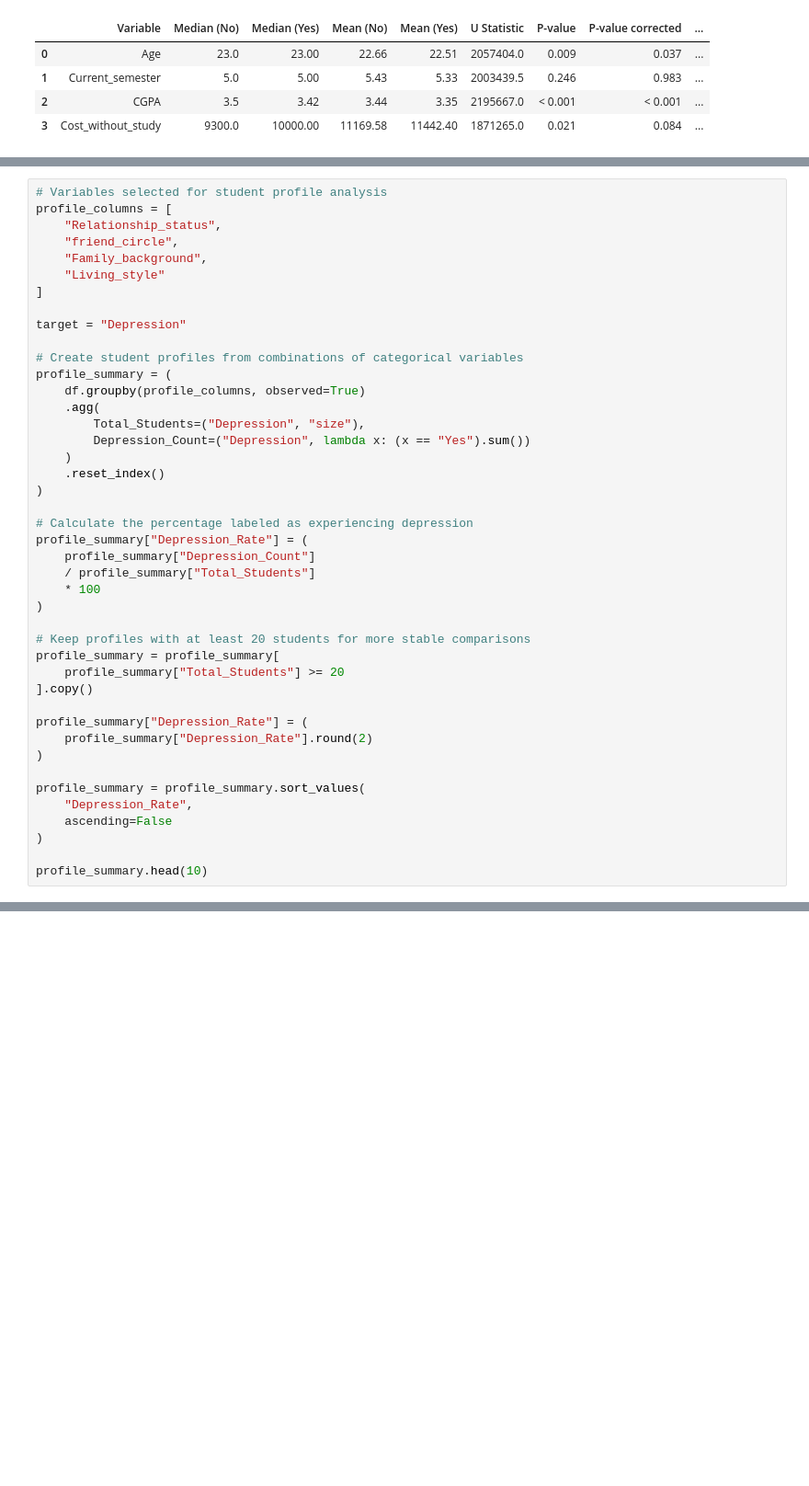
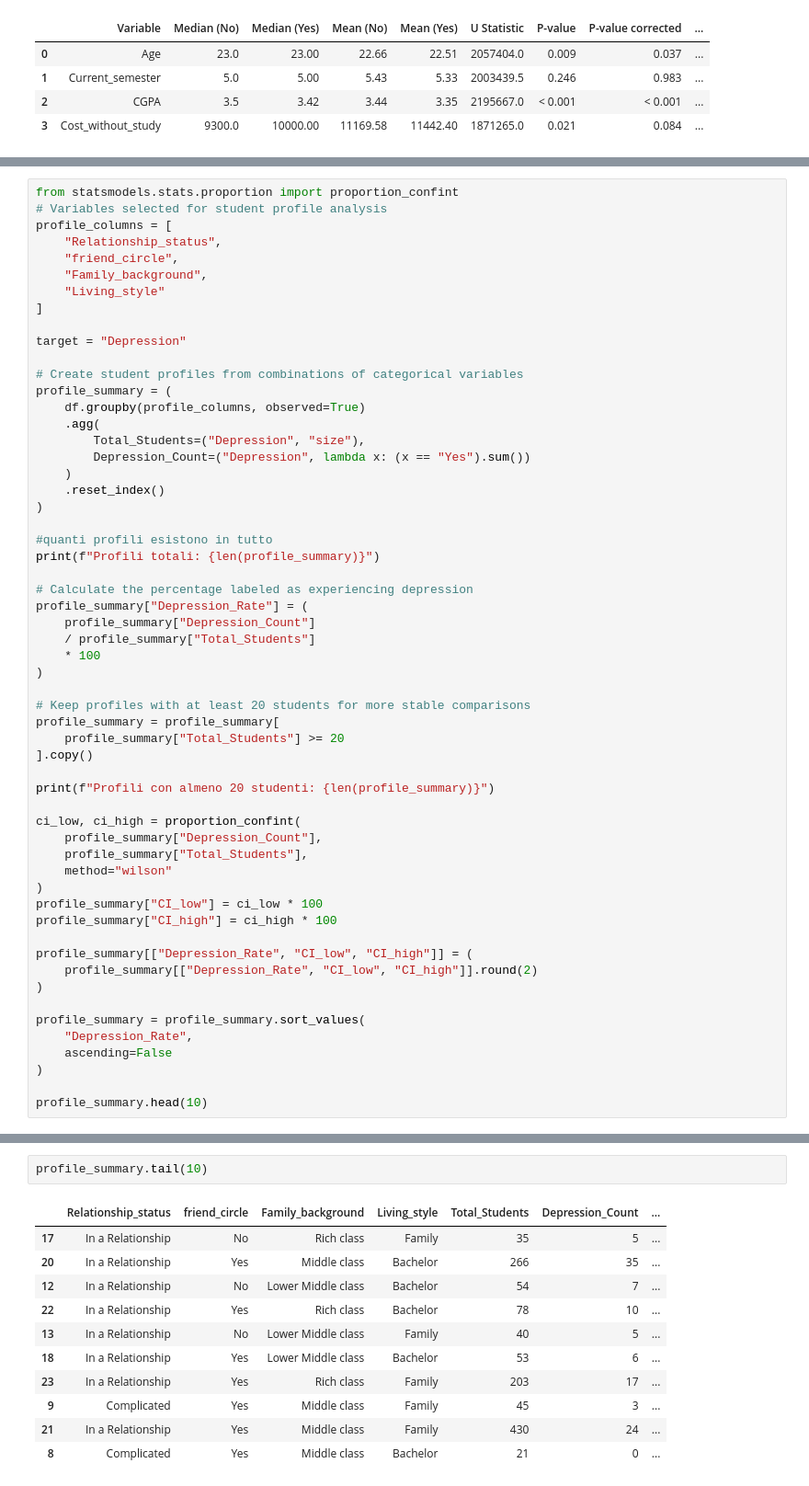
Before and after one commit to DinuIustinAdrian/final_project_data_science, a Jupyter notebook: juno-s-story-student-depression-eda-stats.ipynb, the cells around one changed output, grey strips where cells are left out. Shown at 92% size. Cells and saved outputs as stored; diff of their text form; blank space fills up the shorter version.

```diff
--- a/juno-s-story-student-depression-eda-stats.ipynb
+++ b/juno-s-story-student-depression-eda-stats.ipynb
@@ -664,4 +816,5 @@ In media i depressi spendono di pi. Differenza abbastanza trascurabile.
 # %%
+from statsmodels.stats.proportion import proportion_confint
 # Variables selected for student profile analysis
 profile_columns = [
     "Relationship_status",
@@ -682,6 +835,9 @@ profile_summary = (
     .reset_index()
 )
 
+#quanti profili esistono in tutto
+print(f"Profili totali: {len(profile_summary)}")
+
 # Calculate the percentage labeled as experiencing depression
 profile_summary["Depression_Rate"] = (
     profile_summary["Depression_Count"]
@@ -694,8 +850,18 @@ profile_summary = profile_summary[
     profile_summary["Total_Students"] >= 20
 ].copy()
 
-profile_summary["Depression_Rate"] = (
-    profile_summary["Depression_Rate"].round(2)
+print(f"Profili con almeno 20 studenti: {len(profile_summary)}")
+
+ci_low, ci_high = proportion_confint(
+    profile_summary["Depression_Count"],
+    profile_summary["Total_Students"],
+    method="wilson"
+)
+profile_summary["CI_low"] = ci_low * 100
+profile_summary["CI_high"] = ci_high * 100
+
+profile_summary[["Depression_Rate", "CI_low", "CI_high"]] = (
+    profile_summary[["Depression_Rate", "CI_low", "CI_high"]].round(2)
 )
 
 profile_summary = profile_summary.sort_values(
@@ -746,0 +887,14 @@ The numbers had given Juno clues, not all the answers. Sometimes, the most meani
+# %%
+profile_summary.tail(10)
+# %% [output]
+|  | Relationship_status | friend_circle | Family_background | Living_style | Total_Students | Depression_Count | ... |
+| 17 | In a Relationship | No | Rich class | Family | 35 | 5 | ... |
+| 20 | In a Relationship | Yes | Middle class | Bachelor | 266 | 35 | ... |
+| 12 | In a Relationship | No | Lower Middle class | Bachelor | 54 | 7 | ... |
+| 22 | In a Relationship | Yes | Rich class | Bachelor | 78 | 10 | ... |
+| 13 | In a Relationship | No | Lower Middle class | Family | 40 | 5 | ... |
+| 18 | In a Relationship | Yes | Lower Middle class | Bachelor | 53 | 6 | ... |
+| 23 | In a Relationship | Yes | Rich class | Family | 203 | 17 | ... |
+| 9 | Complicated | Yes | Middle class | Family | 45 | 3 | ... |
+| 21 | In a Relationship | Yes | Middle class | Family | 430 | 24 | ... |
+| 8 | Complicated | Yes | Middle class | Bachelor | 21 | 0 | ... |
```
Also changed, not shown: parts of 39 cells of this notebook.
